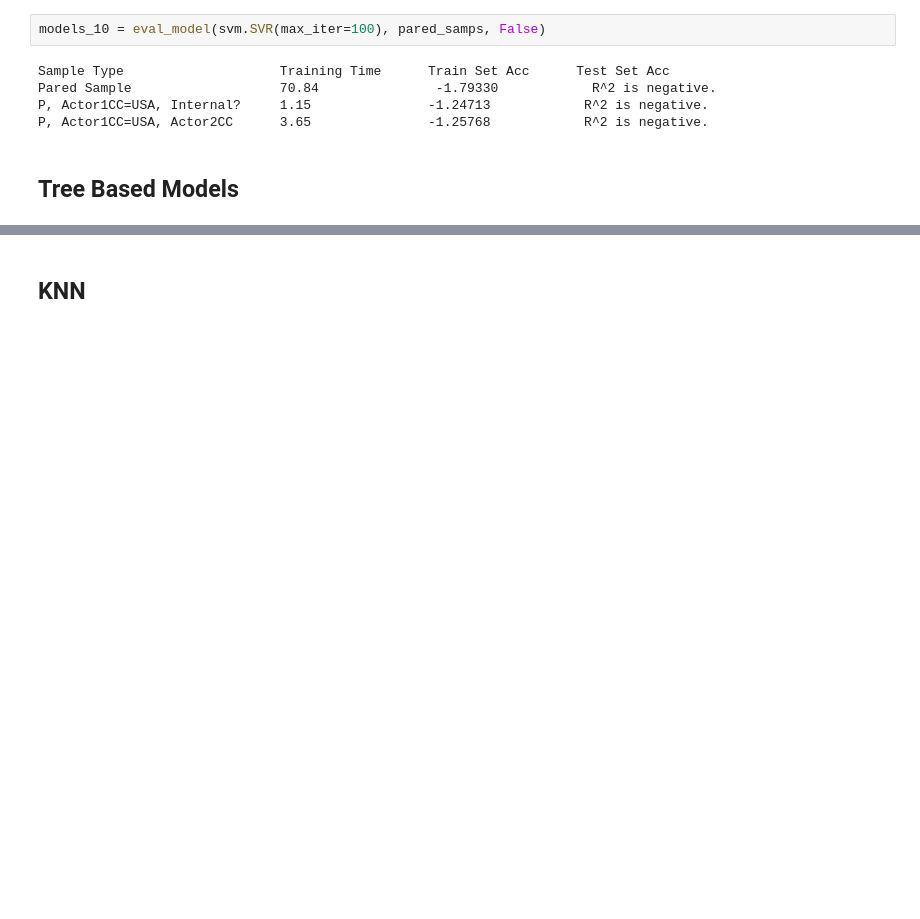
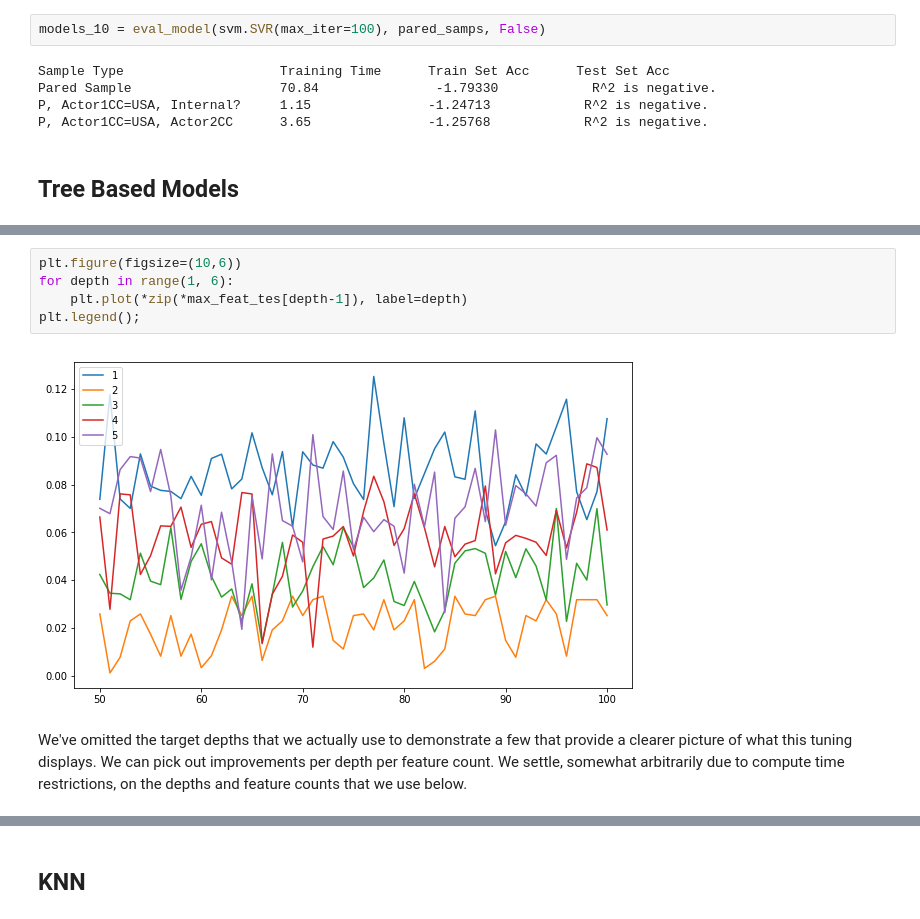
Before and after one commit to eistre91/thinkful-projects, a Jupyter notebook: GDELT Supervised Learning Capstone.ipynb, the cells around one changed output, grey strips where cells are left out. Cells and saved outputs as stored; diff of their text form; blank space fills up the shorter version.

```diff
--- a/GDELT Supervised Learning Capstone.ipynb
+++ b/GDELT Supervised Learning Capstone.ipynb
@@ -313,3 +346,12 @@ for i in range(80, 100):
+# %%
+plt.figure(figsize=(10,6))
+for depth in range(1, 6):
+    plt.plot(*zip(*max_feat_tes[depth-1]), label=depth)
+plt.legend();
+# %% [output]
+[figure, added]
+# %% [markdown]
+We've omitted the target depths that we actually use to demonstrate a few that provide a clearer picture of what this tuning displays. We can pick out improvements per depth per feature count. We settle, somewhat arbitrarily due to compute time restrictions, on the depths and feature counts that we use below.
 # %%
 models_7, _, _, _ = eval_model(tree.DecisionTreeRegressor(max_depth=12, max_features=100),
                          naive_samps, True)
```
Also changed, not shown: parts of 47 cells of this notebook, 1 other file.
